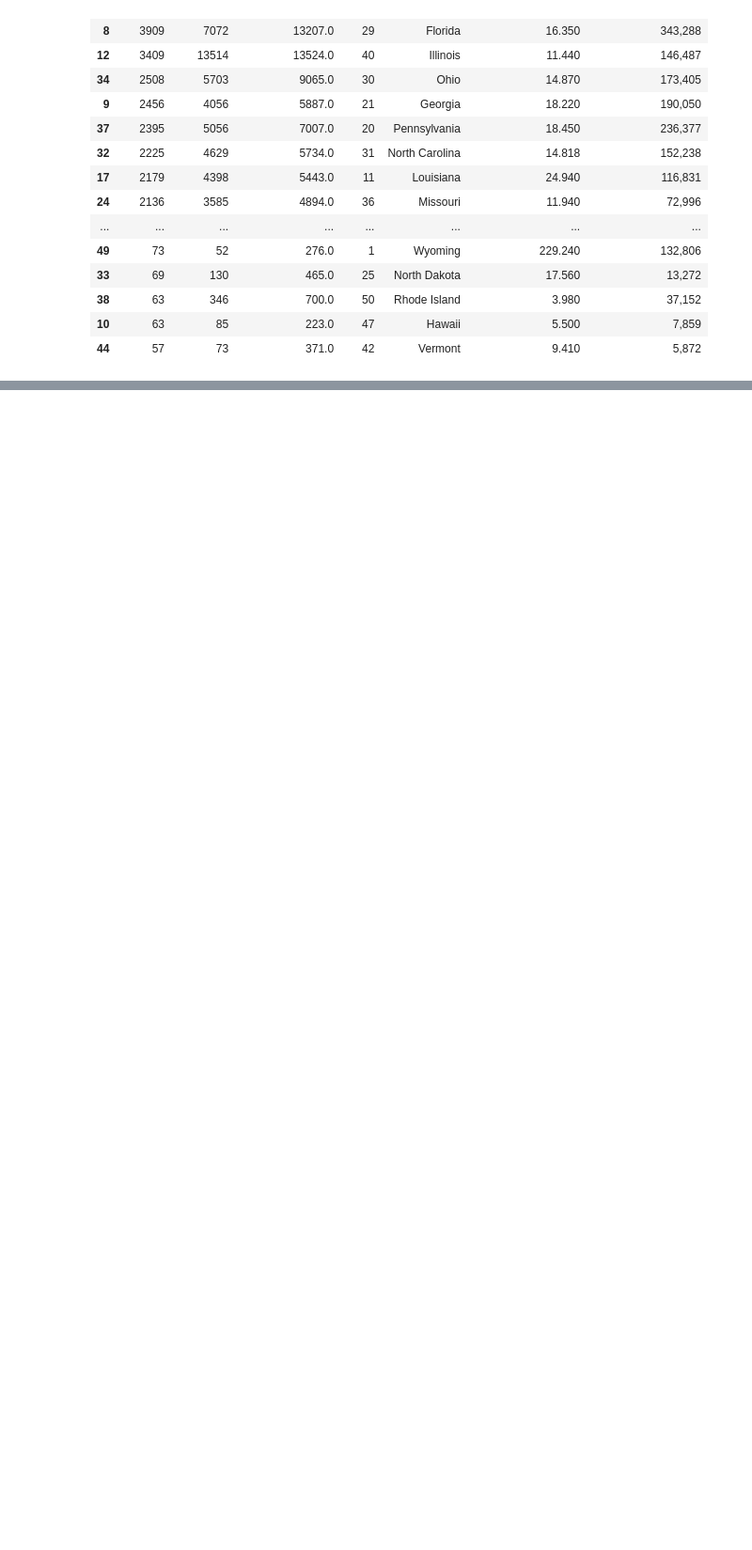
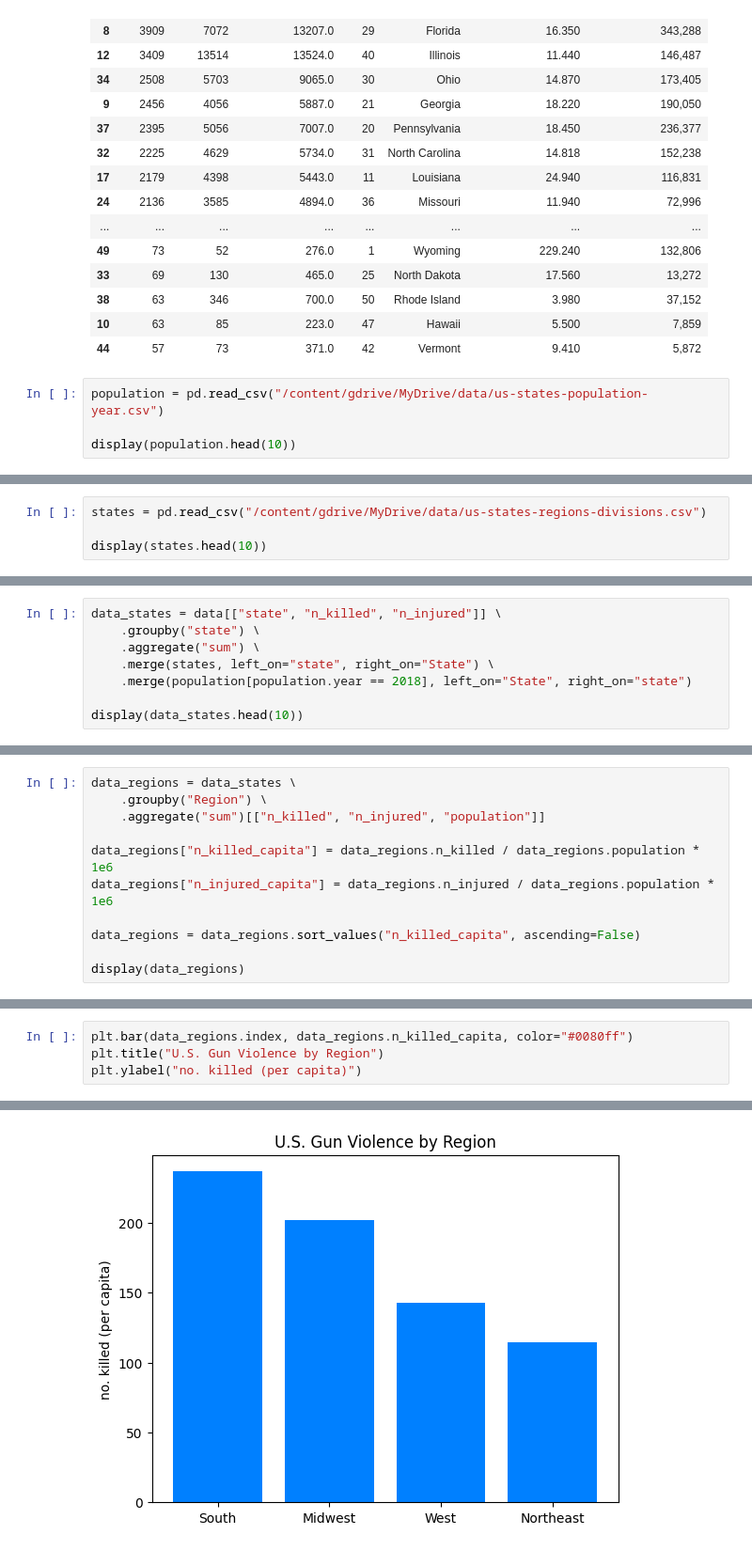
Before and after one commit to usefulmove/code, a Jupyter notebook: guns/guns.ipynb, the cells around one changed output, grey strips where cells are left out. Shown at 94% size. Drawn from its saved outputs; the diff is of its cells as text; blank space fills up the shorter version.

```diff
--- a/guns/guns.ipynb
+++ b/guns/guns.ipynb
@@ -129,3 +130,7 @@ data.groupby("state")[["state", "n_killed", "n_injured", "n_guns_involved"]] \
 | 38 | 63 | 346 | 700.0 | 50 | Rhode Island | 3.980 | 37,152 |
 | 10 | 63 | 85 | 223.0 | 47 | Hawaii | 5.500 | 7,859 |
 | 44 | 57 | 73 | 371.0 | 42 | Vermont | 9.410 | 5,872 |
+# %%
+population = pd.read_csv("/content/gdrive/MyDrive/data/us-states-population-year.csv")
+
+display(population.head(10))
@@ -131,0 +149,4 @@ data.groupby("state")[["state", "n_killed", "n_injured", "n_guns_involved"]] \
+# %%
+states = pd.read_csv("/content/gdrive/MyDrive/data/us-states-regions-divisions.csv")
+
+display(states.head(10))
@@ -131,0 +165,8 @@ data.groupby("state")[["state", "n_killed", "n_injured", "n_guns_involved"]] \
+# %%
+data_states = data[["state", "n_killed", "n_injured"]] \
+    .groupby("state") \
+    .aggregate("sum") \
+    .merge(states, left_on="state", right_on="State") \
+    .merge(population[population.year == 2018], left_on="State", right_on="state")
+
+display(data_states.head(10))
@@ -131,0 +185,11 @@ data.groupby("state")[["state", "n_killed", "n_injured", "n_guns_involved"]] \
+# %%
+data_regions = data_states \
+    .groupby("Region") \
+    .aggregate("sum")[["n_killed", "n_injured", "population"]]
+
+data_regions["n_killed_capita"] = data_regions.n_killed / data_regions.population * 1e6
+data_regions["n_injured_capita"] = data_regions.n_injured / data_regions.population * 1e6
+
+data_regions = data_regions.sort_values("n_killed_capita", ascending=False)
+
+display(data_regions)
@@ -131,0 +203,5 @@ data.groupby("state")[["state", "n_killed", "n_injured", "n_guns_involved"]] \
+# %%
+plt.bar(data_regions.index, data_regions.n_killed_capita, color="#0080ff")
+plt.title("U.S. Gun Violence by Region")
+plt.ylabel("no. killed (per capita)")
+# %% [output]
@@ -131,0 +209 @@ data.groupby("state")[["state", "n_killed", "n_injured", "n_guns_involved"]] \
+[figure, added]
```
Also changed, not shown: parts of 8 cells of this notebook.
